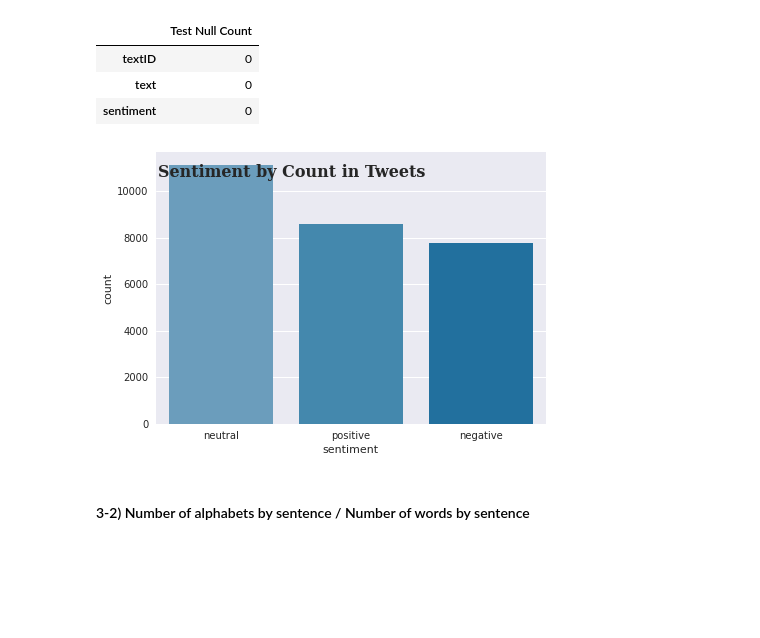
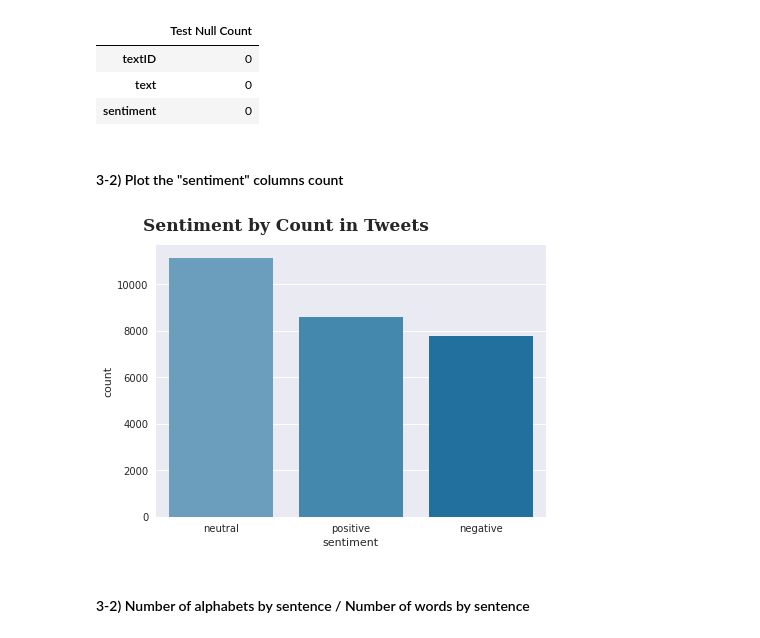
Before and after one commit to jerife/Kaggle, a Jupyter notebook: 09 Tweet Sentiment Extraction.ipynb, the cells around one changed output. Saved outputs shown, nothing was run; the diff lists cells and outputs as text; code cells hidden in the pictures; blank space fills up the shorter version.

```diff
--- a/09 Tweet Sentiment Extraction.ipynb
+++ b/09 Tweet Sentiment Extraction.ipynb
@@ -109,15 +115,17 @@ pd.DataFrame(test_df.isnull().sum(), columns=["Test Null Count"])
 | textID | 0 |
 | text | 0 |
 | sentiment | 0 |
+# %% [markdown]
+#### 3-2)  Plot the "sentiment" columns count
 # %%
 fig, ax = plt.subplots(1,1,figsize=(7, 5))
 ax = sns.countplot(train_df["sentiment"].sort_values(ascending=False),
               order = train_df['sentiment'].value_counts().index,
               palette=PuBu_palette[-5:])
-fig.text(0.13,0.81,"Sentiment by Count in Tweets", fontweight="bold", fontfamily='serif', fontsize=16)
+fig.text(0.1,0.92,"Sentiment by Count in Tweets", fontweight="bold", fontfamily='serif', fontsize=17)
 plt.show()
 # %% [output]
-[figure, old version]
+[figure, new version]
 # %% [markdown]
 #### 3-2) Number of alphabets by sentence / Number of words by sentence
 # %%
```
Also changed, not shown: parts of 12 cells of this notebook.
